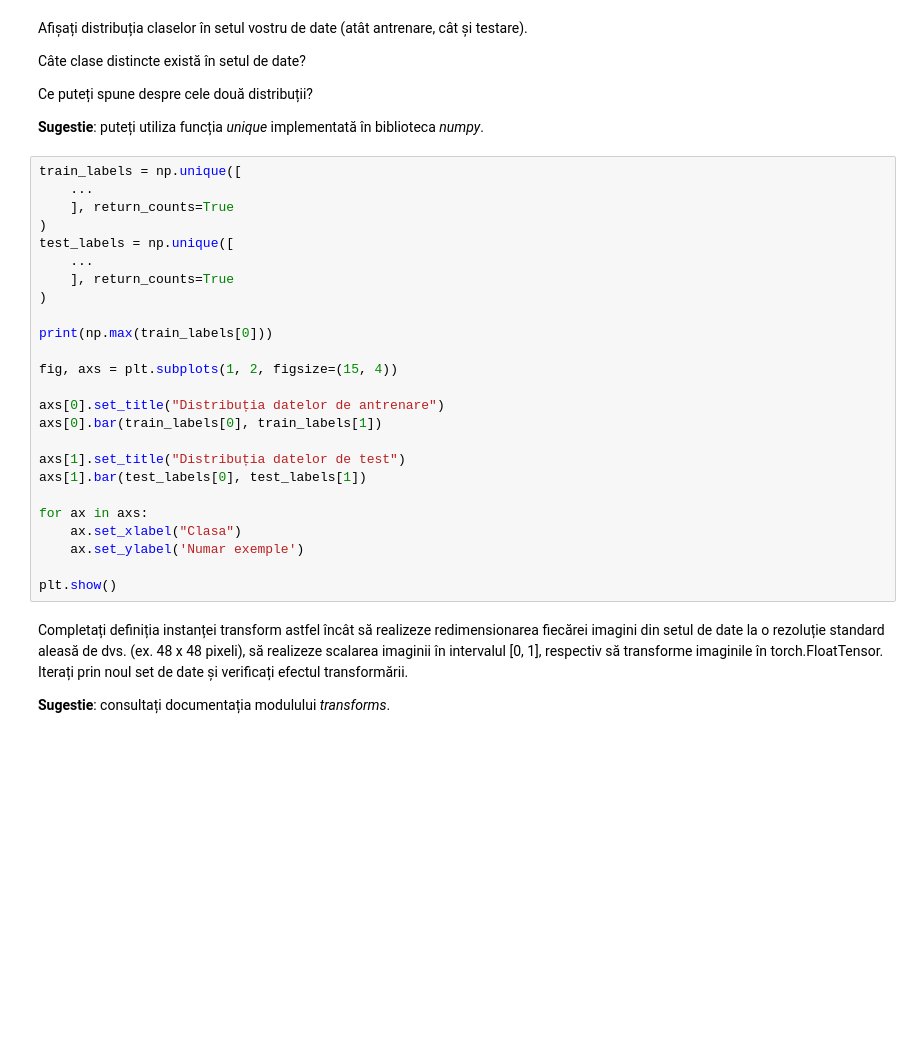
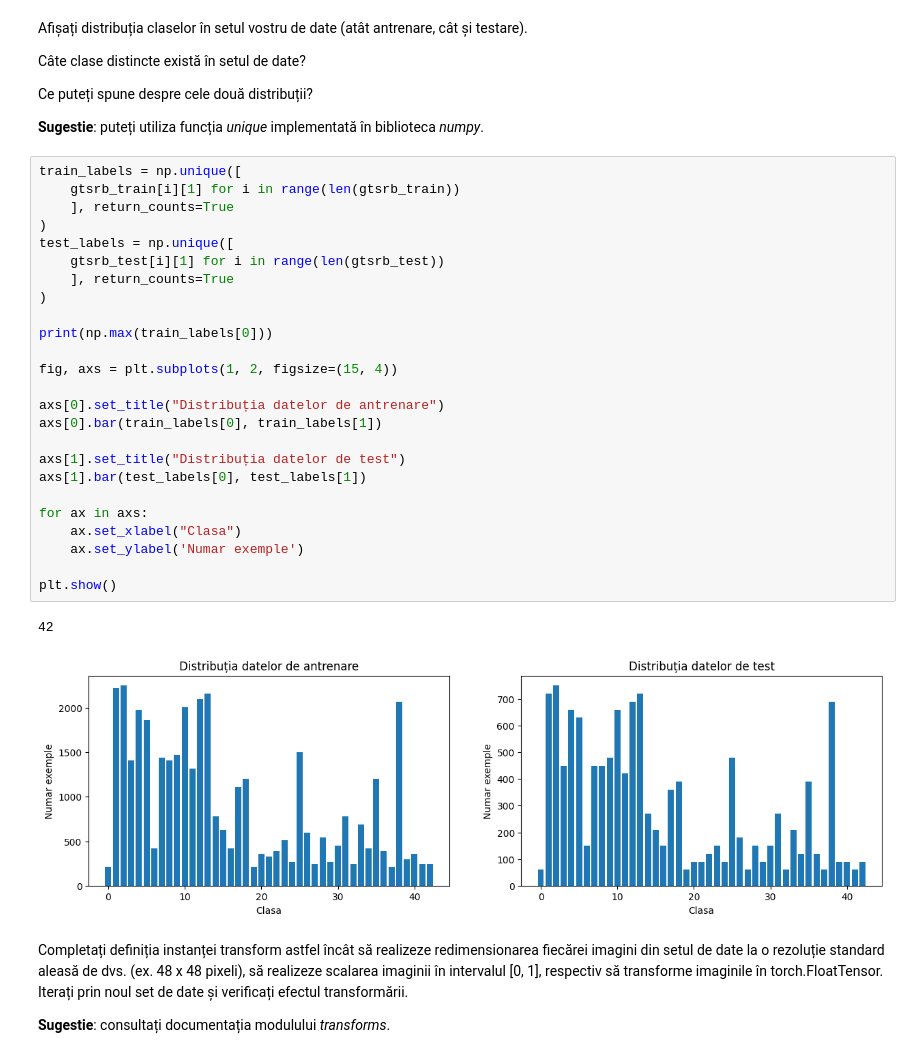
Before and after one commit to Traian71/college-work, a Jupyter notebook: ia2/Lab 3-20261030/lab3.ipynb, the cells around one changed output. Cells and saved outputs as stored; diff of their text form; blank space fills up the shorter version.

```diff
--- a/ia2/Lab 3-20261030/lab3.ipynb
+++ b/ia2/Lab 3-20261030/lab3.ipynb
@@ -43,29 +66,32 @@ Ce puteți spune despre cele două distribuții?
 **Sugestie**: puteți utiliza funcția *unique* implementată în biblioteca *numpy*.
 # %%
 train_labels = np.unique([
-    ...
+    gtsrb_train[i][1] for i in range(len(gtsrb_train))
     ], return_counts=True
 )
 test_labels = np.unique([
-    ...
+    gtsrb_test[i][1] for i in range(len(gtsrb_test))
     ], return_counts=True
 )
 
 print(np.max(train_labels[0]))
 
 fig, axs = plt.subplots(1, 2, figsize=(15, 4))
 
 axs[0].set_title("Distribuția datelor de antrenare")
 axs[0].bar(train_labels[0], train_labels[1])
 
 axs[1].set_title("Distribuția datelor de test")
 axs[1].bar(test_labels[0], test_labels[1])
 
 for ax in axs:
     ax.set_xlabel("Clasa")
     ax.set_ylabel('Numar exemple')
 
 plt.show()
+# %% [output]
+42
+[figure, added]
 # %% [markdown]
 Completați definiția instanței transform astfel încât să realizeze redimensionarea fiecărei imagini din setul de date la o rezoluție standard aleasă de dvs. (ex. 48 x 48 pixeli), să realizeze scalarea imaginii în intervalul [0, 1], respectiv să transforme imaginile în torch.FloatTensor. Iterați prin noul set de date și verificați efectul transformării.
 
```
Also changed, not shown: parts of 9 cells of this notebook, 48 other files.
